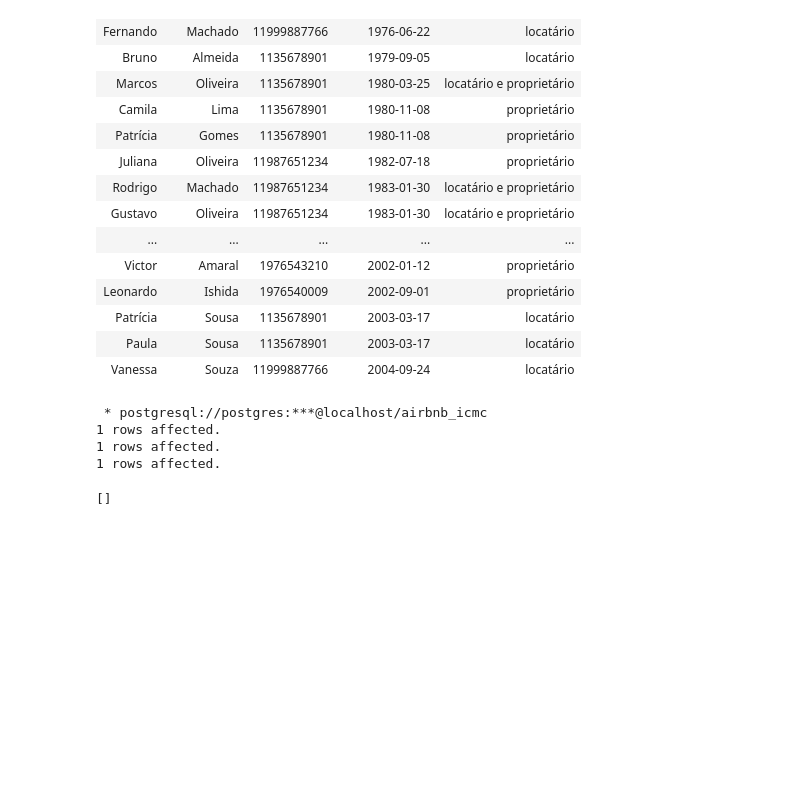
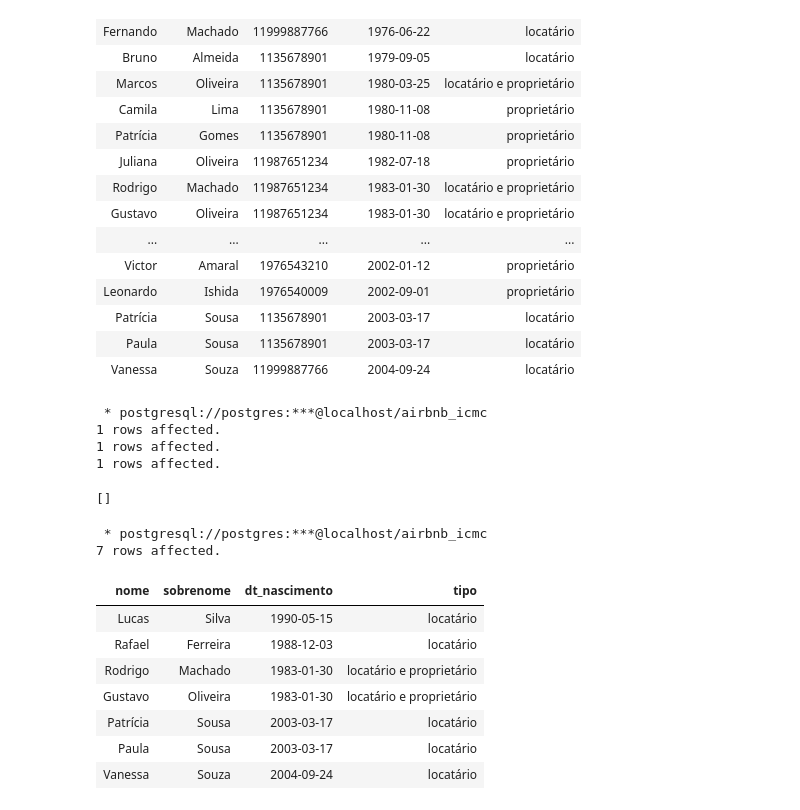
Before and after one commit to LeonardoIshida/airbnb-database-case-study, a Jupyter notebook: trabalho-1/4-carregamento_dados.ipynb, the cells around one changed output. Drawn from its saved outputs; the diff is of its cells as text; code cells hidden in the pictures; blank space fills up the shorter version.

```diff
--- a/trabalho-1/4-carregamento_dados.ipynb
+++ b/trabalho-1/4-carregamento_dados.ipynb
@@ -430,3 +459,24 @@ WHERE nome = 'Vanessa' AND sobrenome = 'Souza' AND num_tel = '11999887766';
 1 rows affected.
 1 rows affected.
 []
+# %%
+%%sql
+SELECT L.Nome, L.Sobrenome, L.dt_nascimento, L.tipo
+FROM Usuario L
+WHERE tipo IN ('locatário', 'locatário e proprietário')
+  AND dt_nascimento > (
+    SELECT MIN(dt_nascimento)
+    FROM Usuario
+    WHERE tipo IN ('proprietário', 'locatário e proprietário')
+  );
+# %% [output]
+ * postgresql://postgres:***@localhost/airbnb_icmc
+7 rows affected.
+| nome | sobrenome | dt_nascimento | tipo |
+| Lucas | Silva | 1990-05-15 | locatário |
+| Rafael | Ferreira | 1988-12-03 | locatário |
+| Rodrigo | Machado | 1983-01-30 | locatário e proprietário |
+| Gustavo | Oliveira | 1983-01-30 | locatário e proprietário |
+| Patrícia | Sousa | 2003-03-17 | locatário |
+| Paula | Sousa | 2003-03-17 | locatário |
+| Vanessa | Souza | 2004-09-24 | locatário |
```
Also changed, not shown: parts of 4 cells of this notebook, 3 other files.
